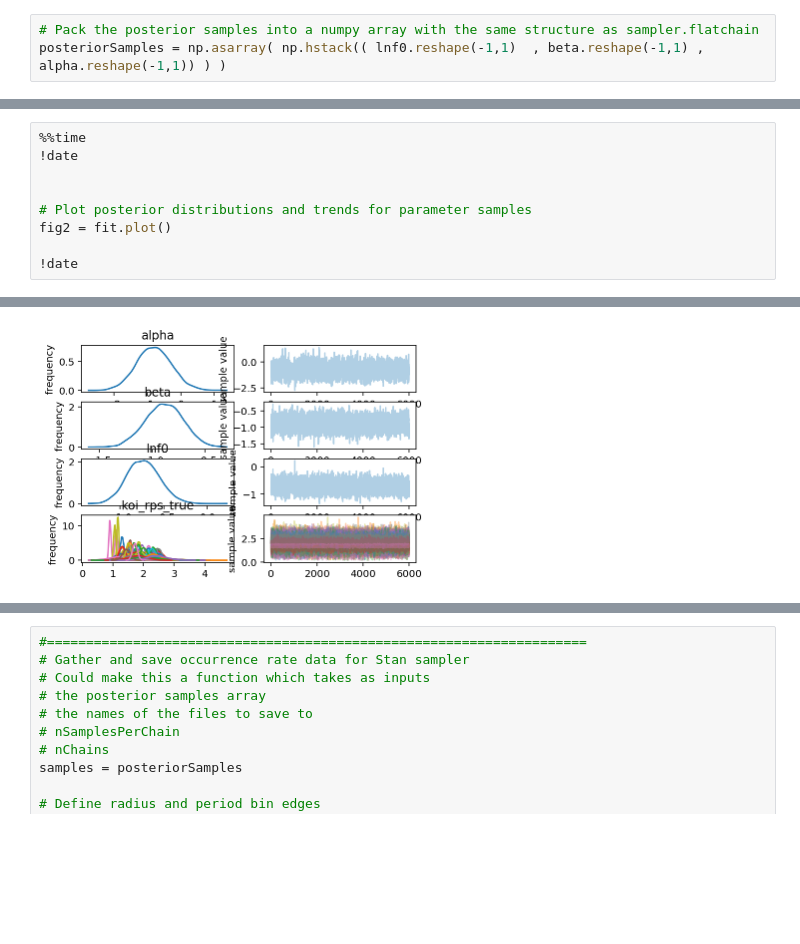
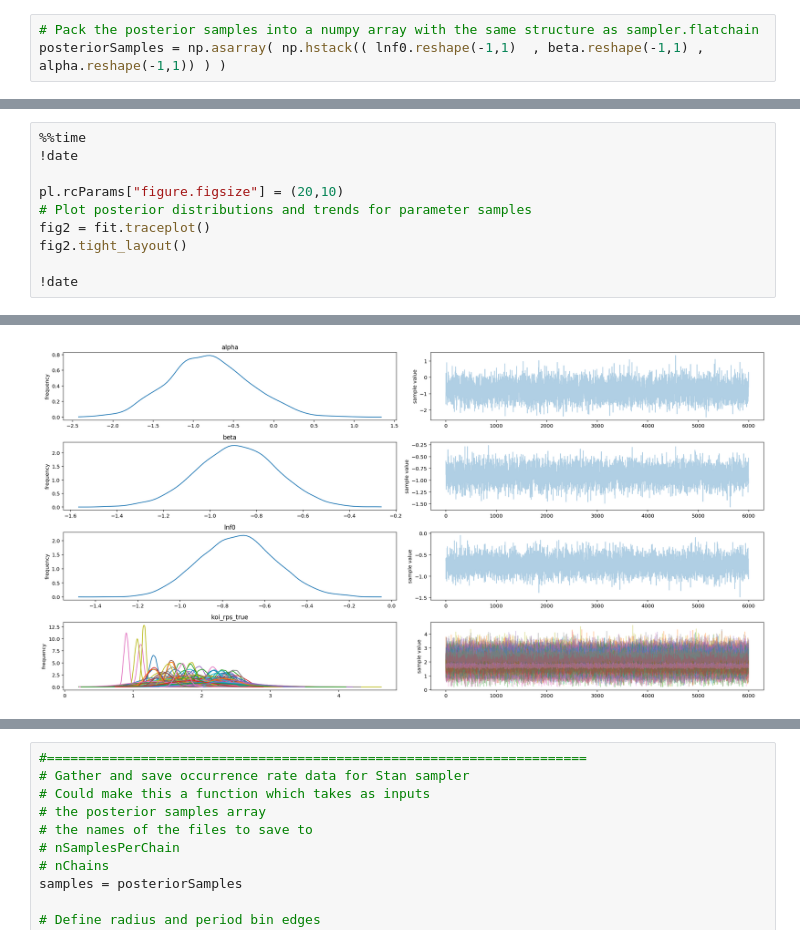
Before and after one commit to mshabram/PyStan_Kepler_Exoplanet_Populations, a Jupyter notebook: exopop_PyStan_precomputed_completeness_radius_uncertainties_DR25_9.3_occ_rate_products_v2_update_software.ipynb, the cells around one changed output, grey strips where cells are left out. Cells and saved outputs as stored; diff of their text form; blank space fills up the shorter version.

```diff
--- a/exopop_PyStan_precomputed_completeness_radius_uncertainties_DR25_9.3_occ_rate_products_v2_update_software.ipynb
+++ b/exopop_PyStan_precomputed_completeness_radius_uncertainties_DR25_9.3_occ_rate_products_v2_update_software.ipynb
@@ -1549,9 +1690,10 @@ Wall time: 1.09 s
 %%time
 !date
 
-
+pl.rcParams["figure.figsize"] = (20,10)
 # Plot posterior distributions and trends for parameter samples
-fig2 = fit.plot()
+fig2 = fit.traceplot()
+fig2.tight_layout()
 
 !date
 # %% [output]
@@ -1562,4 +1704,4 @@ Wall time: 2.95 s
-[figure, old version]
+[figure, new version]
 # %%
 ## I found Python stan_utility on Jeff Alstott's github: https://github.com/jeffalstott/pystan_time_series
 ## I am refereing to the Stan Case Studies for HMC diagnostics in pystan:
```
Also changed, not shown: parts of 40 cells of this notebook.
